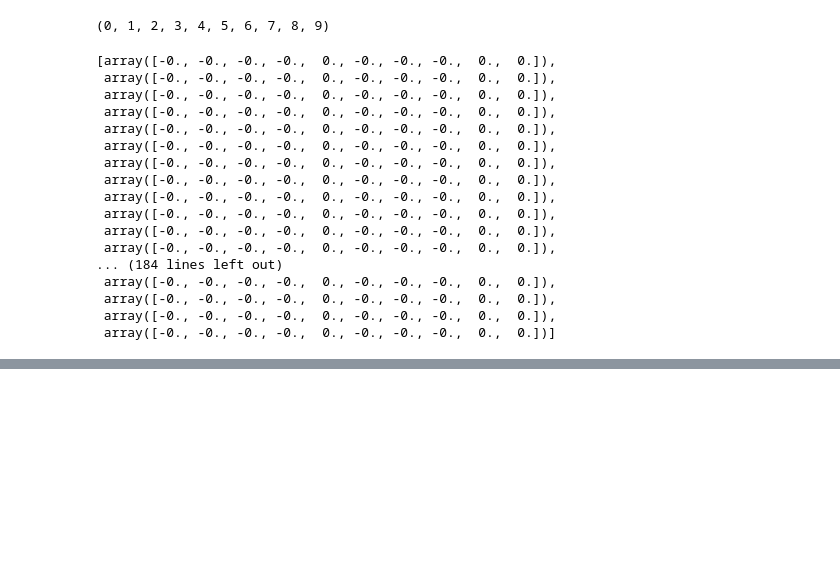
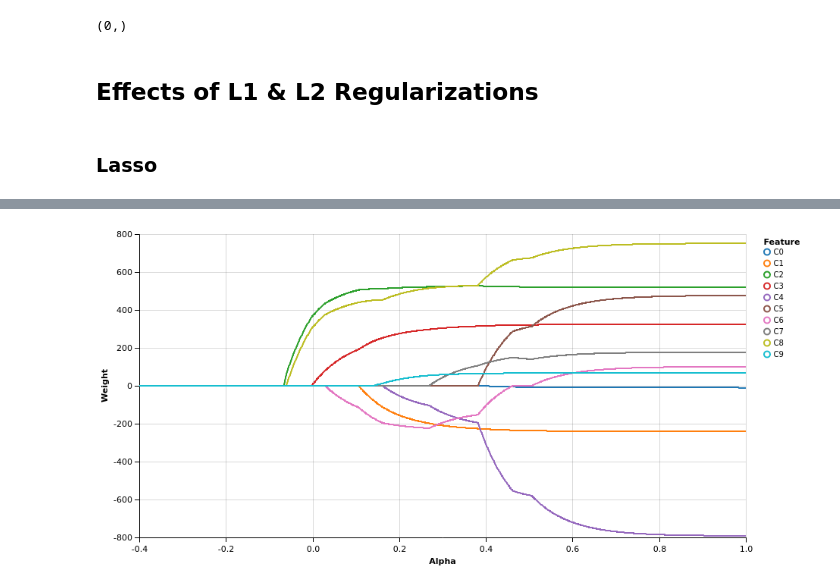
Before and after one commit to IhsanGunay/StatsLearning, a Jupyter notebook: Ihsan_Gunay_ECE411_Project_2.ipynb, the cells around one changed output, grey strips where cells are left out. Saved outputs shown, nothing was run; the diff lists cells and outputs as text; code cells hidden in the pictures; blank space fills up the shorter version.

```diff
--- a/Ihsan_Gunay_ECE411_Project_2.ipynb
+++ b/Ihsan_Gunay_ECE411_Project_2.ipynb
@@ -18,16 +14,25 @@ def load_cancer(data_file):
 # %%
 def generate_coeffs(alphas, estimator, X_train, y_train):
     params = []
-    errors = []
 
     for alpha in alphas:
         estimator.set_params(alpha=alpha)
         estimator.fit(X_train, y_train)
 
-        weights = estimator.get_weights()
+        weights = estimator.coef_
         test_error = estimator.score(X_train, y_train)
 
         params.append(weights)
-        errors.append(test_error)
 
-    return params, errors
+    params = pd.DataFrame(params)
+    params.columns = ['C0', 'C1', 'C2', 'C3', 'C4', 'C5', 'C6', 'C7', 'C8', 'C9']
+
+    params = params.stack().reset_index()
+    params.columns = ['Index', 'Feature', 'Weight']
+
+    alphas = np.log10(alphas)
+    params['Alpha'] = params.apply(lambda row: alphas[row['Index']] / alphas[0], axis=1)
+    params.drop('Index', 1, inplace=True)
+
+
+    return params
@@ -34,5 +41,5 @@ def generate_coeffs(alphas, estimator, X_train, y_train):
 # %%
-X_train, y_train = load_cancer('cancer_dataset/wpbc.data')
+X_train, y_train = load_diabetes(return_X_y=True)
 correlation_matrix = np.corrcoef(X_train, rowvar=0)
 
 with pd.option_context('display.max_rows', 10, 'display.max_columns', 10, 'expand_frame_repr', False):
@@ -76,7 +85,8 @@ print(table_2)
 # %%
-best_error = 100
+best_error = 1e30
 xs = list(range(10))
 powerset = chain.from_iterable(combinations(xs,n) for n in range(1, len(xs)+1))
+
 for subset in powerset:
     model = sm.OLS(y_train, X_train[:, subset])
     results = model.fit()
@@ -91,34 +101,19 @@ for subset in powerset:
         best_coeffs = coefficients
         best_std_err = std_errors
 
-print(subset)
+print(best_subset)
 # %% [output]
-(0, 1, 2, 3, 4, 5, 6, 7, 8, 9)
+(0,)
+# %% [markdown]
+## Effects of L1 & L2 Regularizations
 # %%
-alphas = np.logspace(0, 100, num=200)
+alphas = np.logspace(-5, 2, num=1500)
 
-ridge = TransparentRidge()
-lasso = TransparentLasso()
-
-ridge_coeffs, ridge_errors = generate_coeffs(alphas, ridge, X_train, y_train)
-lasso_coeffs, lasso_errors = generate_coeffs(alphas, lasso, X_train, y_train)
+ridge = generate_coeffs(alphas, Ridge(), X_train, y_train)
+lasso = generate_coeffs(alphas, Lasso(), X_train, y_train)
-# %%
-lasso_coeffs
-# %% [output]
-[array([-0., -0., -0., -0.,  0., -0., -0., -0.,  0.,  0.]),
- array([-0., -0., -0., -0.,  0., -0., -0., -0.,  0.,  0.]),
- array([-0., -0., -0., -0.,  0., -0., -0., -0.,  0.,  0.]),
- array([-0., -0., -0., -0.,  0., -0., -0., -0.,  0.,  0.]),
- array([-0., -0., -0., -0.,  0., -0., -0., -0.,  0.,  0.]),
- array([-0., -0., -0., -0.,  0., -0., -0., -0.,  0.,  0.]),
- array([-0., -0., -0., -0.,  0., -0., -0., -0.,  0.,  0.]),
- array([-0., -0., -0., -0.,  0., -0., -0., -0.,  0.,  0.]),
- array([-0., -0., -0., -0.,  0., -0., -0., -0.,  0.,  0.]),
- array([-0., -0., -0., -0.,  0., -0., -0., -0.,  0.,  0.]),
- array([-0., -0., -0., -0.,  0., -0., -0., -0.,  0.,  0.]),
- array([-0., -0., -0., -0.,  0., -0., -0., -0.,  0.,  0.]),
-... (184 lines left out)
- array([-0., -0., -0., -0.,  0., -0., -0., -0.,  0.,  0.]),
- array([-0., -0., -0., -0.,  0., -0., -0., -0.,  0.,  0.]),
- array([-0., -0., -0., -0.,  0., -0., -0., -0.,  0.,  0.]),
- array([-0., -0., -0., -0.,  0., -0., -0., -0.,  0.,  0.])]
+# %% [markdown]
+### Lasso
+# %%
+chart = Chart(lasso).mark_line().encode(x='Alpha:Q', y='Weight:Q', color='Feature:N')
+chart.configure_cell(height=400, width=800)
+# %% [output]
@@ -124,0 +121 @@ lasso_coeffs
+[figure, added]
```
Also changed, not shown: parts of 11 cells of this notebook.
